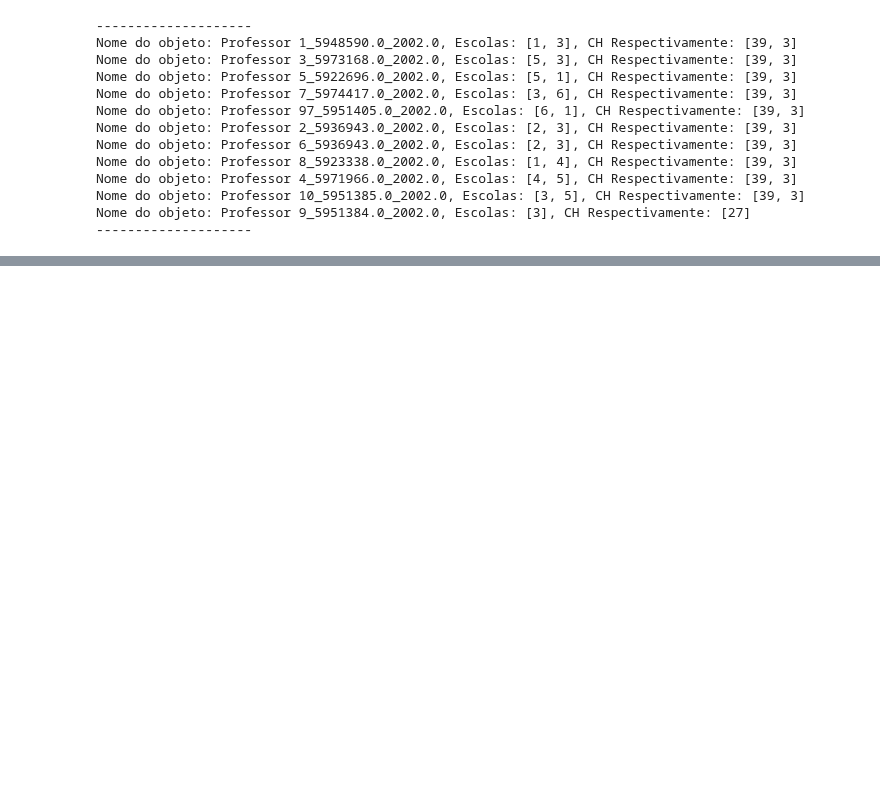
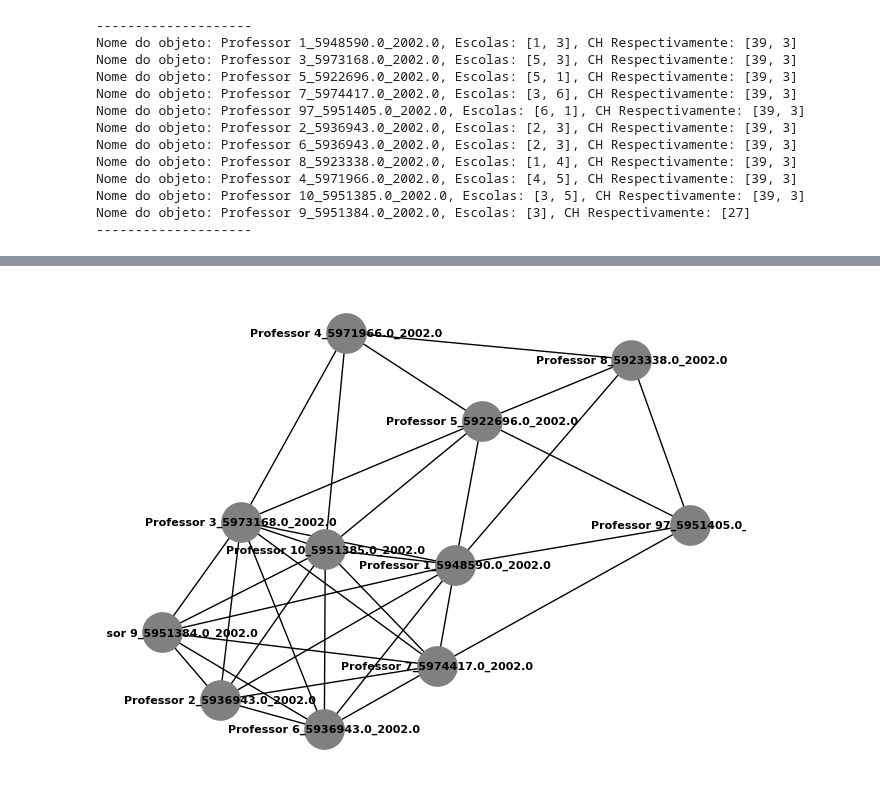
Before and after one commit to LH-Carreira/Algoritmo-lotacao, a Jupyter notebook: 03.ipynb, the cells around one changed output, grey strips where cells are left out. Drawn from its saved outputs; the diff is of its cells as text; code cells hidden in the pictures; blank space fills up the shorter version.

```diff
--- a/03.ipynb
+++ b/03.ipynb
@@ -101,0 +175,24 @@ ValueError: columns cannot be a set
+# %%
+import networkx as nx
+import matplotlib.pyplot as plt
+
+def gerar_grafo_doacoes(professores):
+    grafo = nx.Graph()
+
+    for prof1 in professores:
+        for prof2 in professores:
+            # Verifica se professores têm escola em comum e carga horária pode ser transferida
+            if prof1 != prof2 and set(professores[prof1].lista_escolas).intersection(professores[prof2].lista_escolas):
+                grafo.add_edge(prof1, prof2)
+
+    return grafo
+
+# Suponha que 'escolas_dict' seja o dicionário de professores que você criou anteriormente
+grafo_doacoes = gerar_grafo_doacoes(escolas_dict)
+
+# Visualize o grafo (opcional, requer a biblioteca networkx e matplotlib)
+pos = nx.spring_layout(grafo_doacoes)
+nx.draw(grafo_doacoes, pos, with_labels=True, font_weight='black', node_color='gray', node_size=800, font_size=8)
+plt.show()
+# %% [output]
+[figure, added]
```
Also changed, not shown: parts of 5 cells of this notebook.
